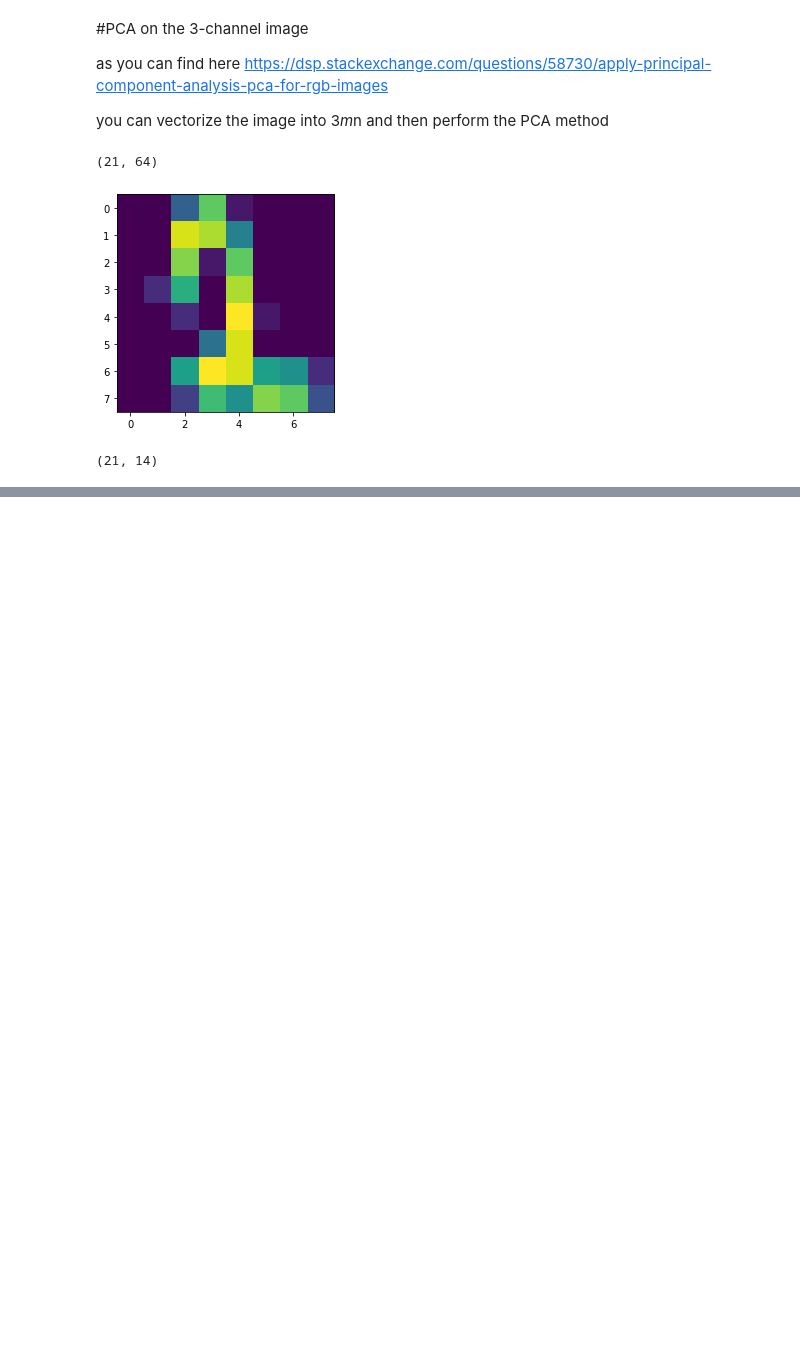
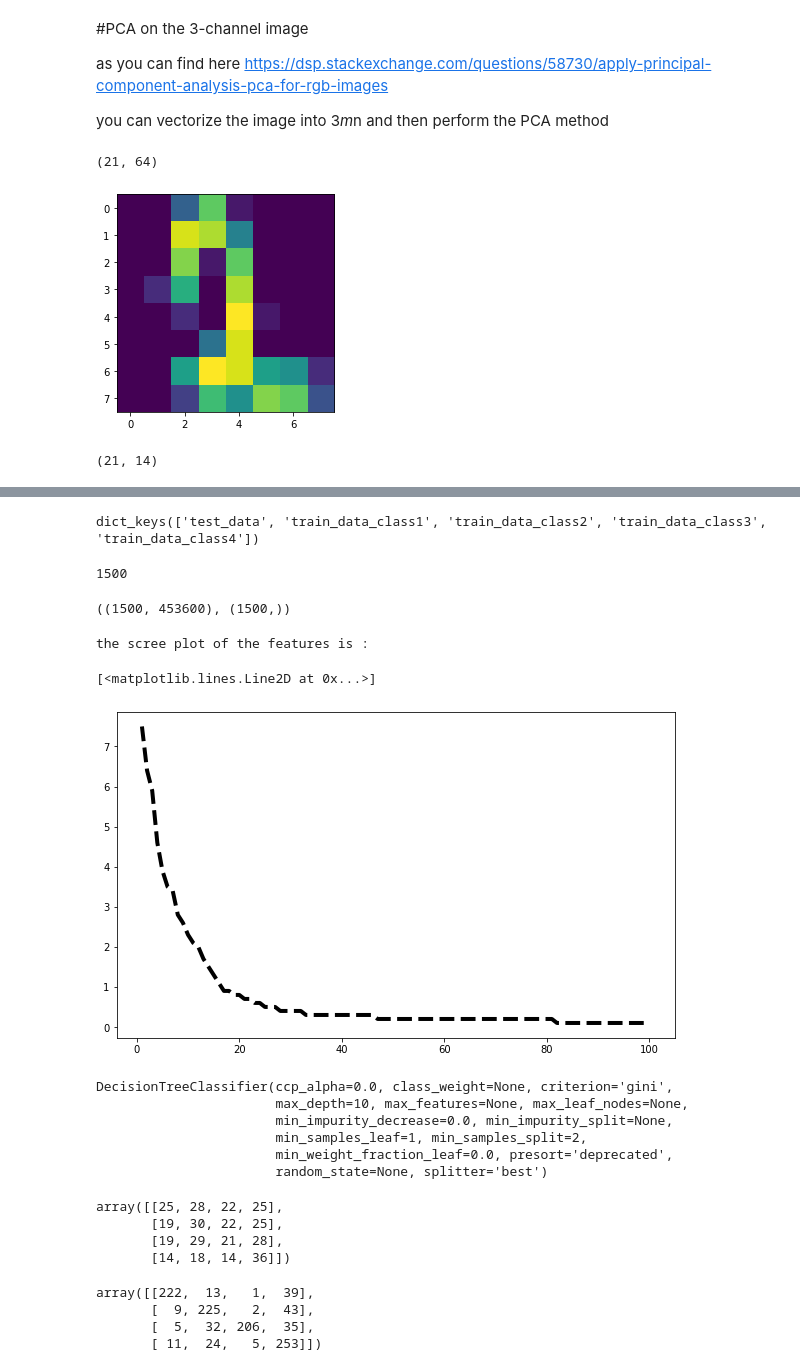
Before and after one commit to alifele/Brain_Computer_Interface, a Jupyter notebook: Important_Reminder_of_Methods.ipynb, the cells around one changed output, grey strips where cells are left out. Cells and saved outputs as stored; diff of their text form; code cells hidden in the pictures; blank space fills up the shorter version.

```diff
--- a/Important_Reminder_of_Methods.ipynb
+++ b/Important_Reminder_of_Methods.ipynb
@@ -210,0 +224,47 @@ test_PCA.shape
+# %%
+subj = datafetch.fetch_subject(12)
+subj.keys()
+# %% [output]
+dict_keys(['test_data', 'train_data_class1', 'train_data_class2', 'train_data_class3', 'train_data_class4'])
+# %%
+Data = []
+class_list = ['none'] + [ 'train_data_class{}'.format(i+1) for i in range(4)]
+Label = []
+
+for i in range(15):
+  subj = datafetch.fetch_subject(i+1)
+  for class_ in range(1,5):
+    Data.append(subj[class_list[class_]])
+    Label += [class_]*25
+
+Data = np.array(Data)
+Label = np.array(Label)
+# %%
+n_trial = 25
+n_subjects = 15
+n_classes = 4
+# %%
+n_trial*n_subjects*n_classes
+# %% [output]
+1500
+# %%
+Data = Data.reshape(n_trial*n_subjects*n_classes,-1)
+Data.shape, Label.shape
+# %% [output]
+((1500, 453600), (1500,))
+# %%
+n=100
+pca = PCA(n)
+pca.fit(Data)
+data = pca.transform(Data)
+per_var = np.round(pca.explained_variance_ratio_ * 100, decimals=1)
+#labels = ["PC" + str(i) for i in range (1,len(per_var)+1)]
+fig = plt.figure(figsize = (10,6))
+ax = fig.add_subplot(1,1,1)
+print('the scree plot of the features is :')
+#ax.bar(x=range(1,len(per_var)+1),height=per_var,tick_label=labels)
+ax.plot(range(1,len(per_var)+1),per_var,'k--',linewidth=4,)
+# %% [output]
+the scree plot of the features is :
+[<matplotlib.lines.Line2D at 0x...>]
+[figure, added]
@@ -210,0 +281,12 @@ test_PCA.shape
+# %%
+
+
+tree_clf = DecisionTreeClassifier(max_depth=10)
+tree_clf.fit(x_train, y_train)
+# %% [output]
+DecisionTreeClassifier(ccp_alpha=0.0, class_weight=None, criterion='gini',
+                       max_depth=10, max_features=None, max_leaf_nodes=None,
+                       min_impurity_decrease=0.0, min_impurity_split=None,
+                       min_samples_leaf=1, min_samples_split=2,
+                       min_weight_fraction_leaf=0.0, presort='deprecated',
+                       random_state=None, splitter='best')
@@ -210,0 +296,14 @@ test_PCA.shape
+# %%
+confusion_matrix(y_test, y_pred)
+# %% [output]
+array([[25, 28, 22, 25],
+       [19, 30, 22, 25],
+       [19, 29, 21, 28],
+       [14, 18, 14, 36]])
+# %%
+confusion_matrix(y_train, y_pred_train)
+# %% [output]
+array([[222,  13,   1,  39],
+       [  9, 225,   2,  43],
+       [  5,  32, 206,  35],
+       [ 11,  24,   5, 253]])
```
Also changed, not shown: parts of 21 cells of this notebook.
